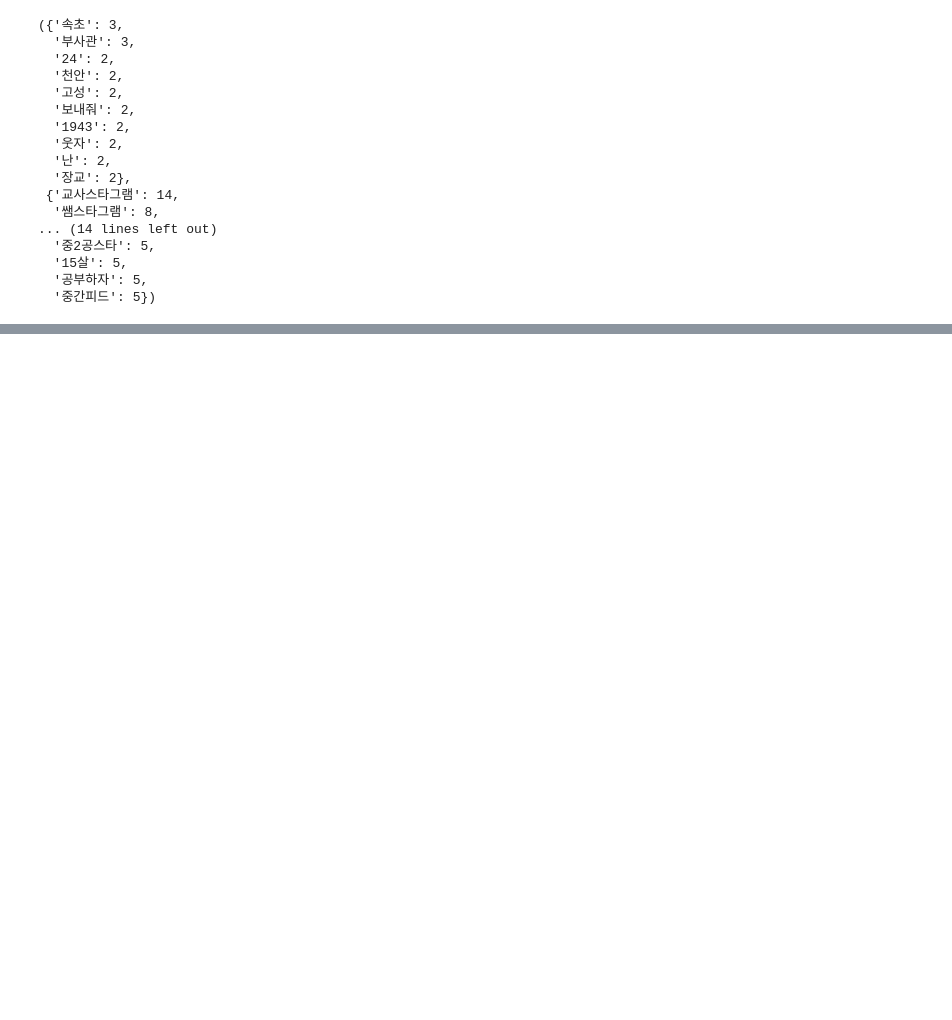
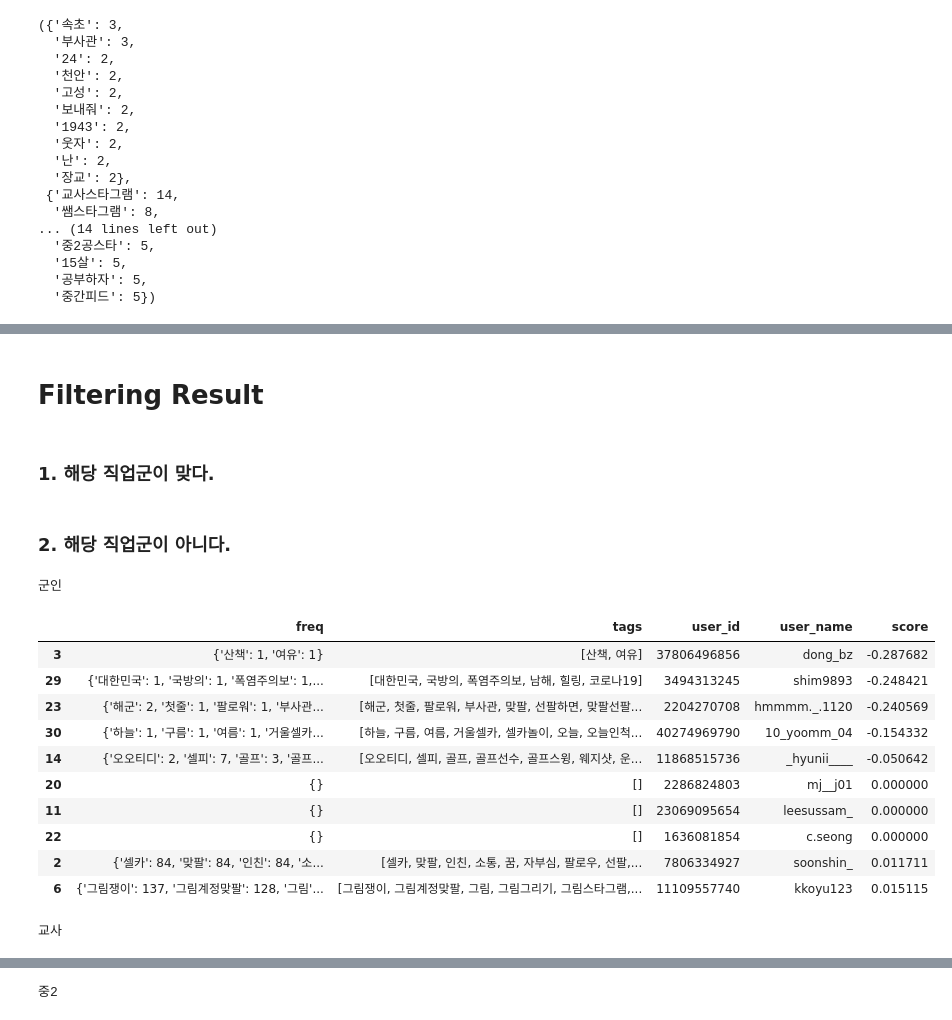
Before and after one commit to Dev-hottae/insta_profiling, a Jupyter notebook: data_crawling/user_filtering.ipynb, the cells around one changed output, grey strips where cells are left out. Saved outputs shown, nothing was run; the diff lists cells and outputs as text; code cells hidden in the pictures; blank space fills up the shorter version.

```diff
--- a/data_crawling/user_filtering.ipynb
+++ b/data_crawling/user_filtering.ipynb
@@ -352,0 +287,27 @@ display(df2.sort_values(by='score_sigmoid', ascending=False).head(10))
+# %% [markdown]
+# Filtering Result
+# %% [markdown]
+### 1. 해당 직업군이 맞다.
+# %% [markdown]
+### 2. 해당 직업군이 아니다.
+# %%
+print('군인')
+display(df0.sort_values(by='score', ascending=True).head(10))
+print('교사')
+display(df1.sort_values(by='score', ascending=True).head(10))
+print('중2')
+display(df2.sort_values(by='score', ascending=True).head(10))
+# %% [output]
+군인
+|  | freq | tags | user_id | user_name | score |
+| 3 | {'산책': 1, '여유': 1} | [산책, 여유] | 37806496856 | dong_bz | -0.287682 |
+| 29 | {'대한민국': 1, '국방의': 1, '폭염주의보': 1,... | [대한민국, 국방의, 폭염주의보, 남해, 힐링, 코로나19] | 3494313245 | shim9893 | -0.248421 |
+| 23 | {'해군': 2, '첫줄': 1, '팔로워': 1, '부사관... | [해군, 첫줄, 팔로워, 부사관, 맞팔, 선팔하면, 맞팔선팔... | 2204270708 | hmmmm._.1120 | -0.240569 |
+| 30 | {'하늘': 1, '구름': 1, '여름': 1, '거울셀카... | [하늘, 구름, 여름, 거울셀카, 셀카놀이, 오늘, 오늘인척... | 40274969790 | 10_yoomm_04 | -0.154332 |
+| 14 | {'오오티디': 2, '셀피': 7, '골프': 3, '골프... | [오오티디, 셀피, 골프, 골프선수, 골프스윙, 웨지샷, 운... | 11868515736 | _hyunii____ | -0.050642 |
+| 20 | {} | [] | 2286824803 | mj__j01 | 0.000000 |
+| 11 | {} | [] | 23069095654 | leesussam_ | 0.000000 |
+| 22 | {} | [] | 1636081854 | c.seong | 0.000000 |
+| 2 | {'셀카': 84, '맞팔': 84, '인친': 84, '소... | [셀카, 맞팔, 인친, 소통, 꿈, 자부심, 팔로우, 선팔,... | 7806334927 | soonshin_ | 0.011711 |
+| 6 | {'그림쟁이': 137, '그림계정맞팔': 128, '그림'... | [그림쟁이, 그림계정맞팔, 그림, 그림그리기, 그림스타그램,... | 11109557740 | kkoyu123 | 0.015115 |
+교사
@@ -352,0 +325 @@ display(df2.sort_values(by='score_sigmoid', ascending=False).head(10))
+중2
```
Also changed, not shown: parts of 28 cells of this notebook.
